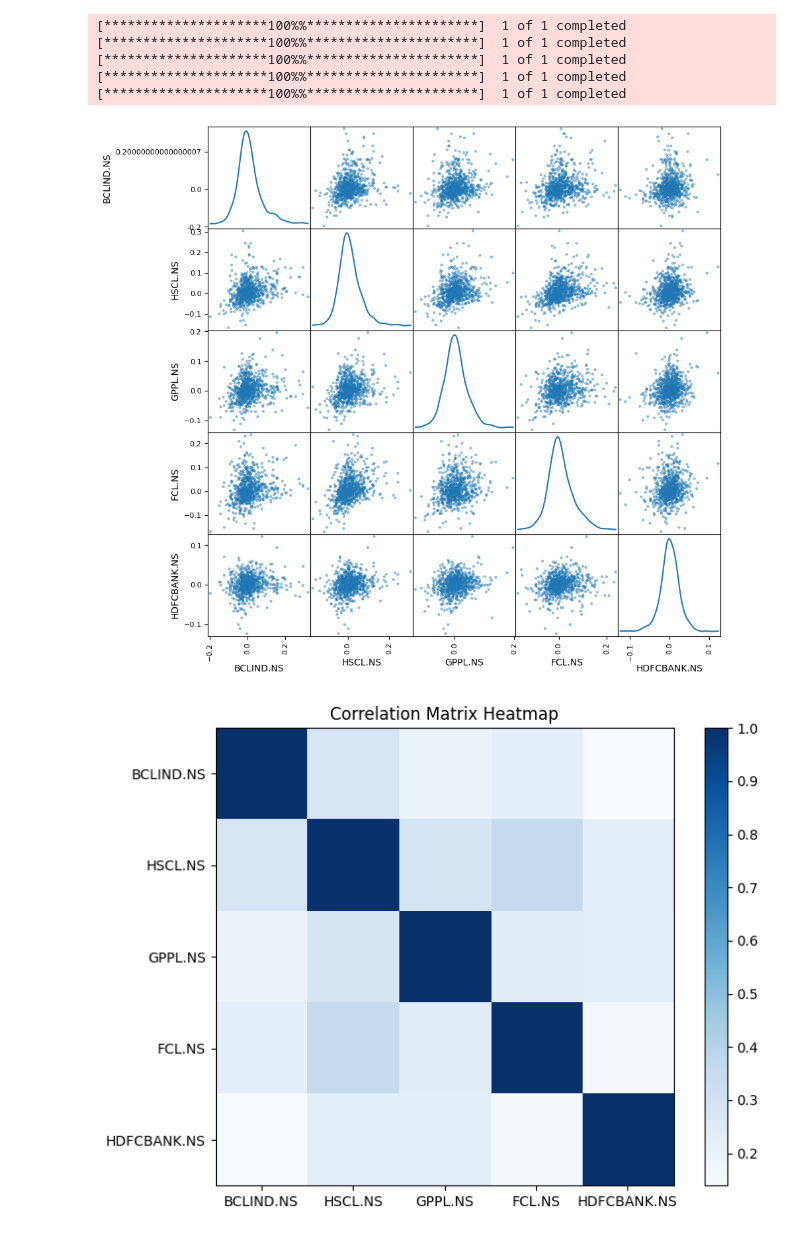
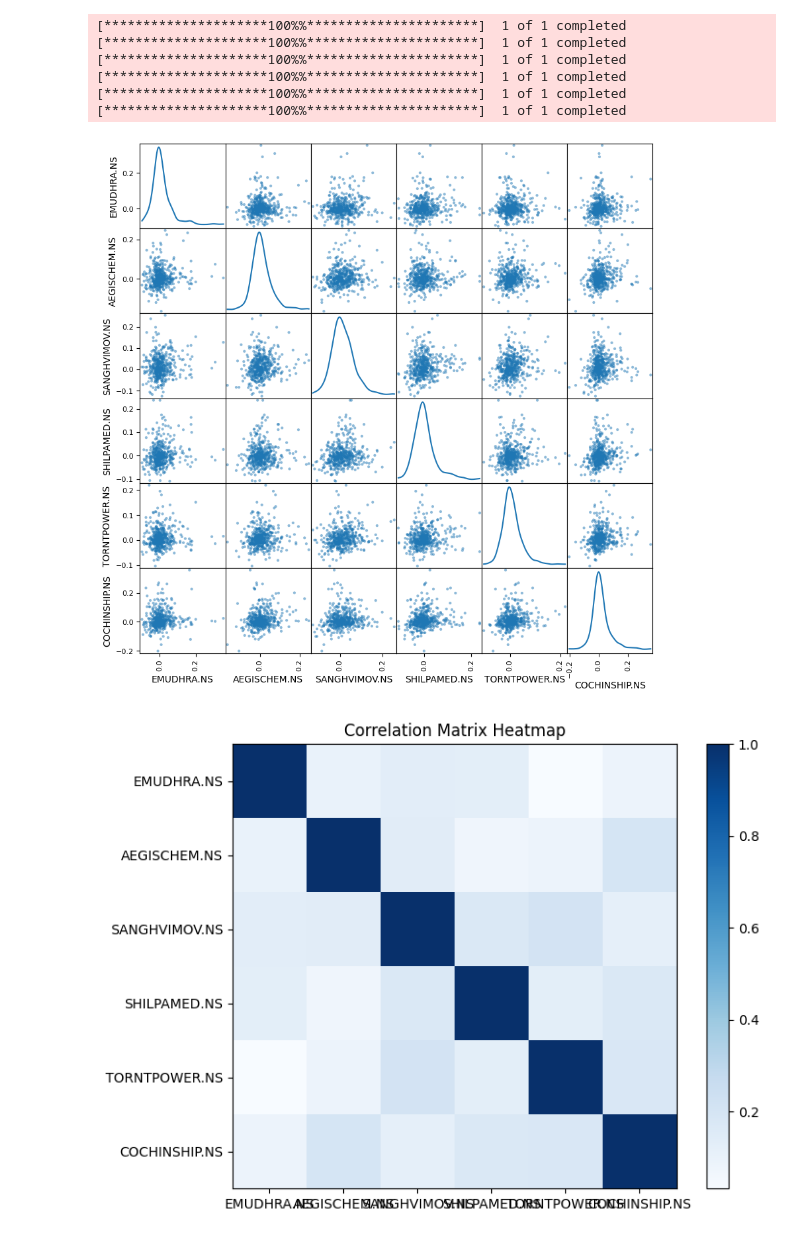
Before and after one commit to Tikam02/TechnicalAnalysis, a Jupyter notebook: Stock_Analysis/risk_vs_returns.ipynb, the cells around one changed output. Saved outputs shown, nothing was run; the diff lists cells and outputs as text; code cells hidden in the pictures.

```diff
--- a/Stock_Analysis/risk_vs_returns.ipynb
+++ b/Stock_Analysis/risk_vs_returns.ipynb
@@ -8,7 +8,7 @@ import yfinance as yf
 import datetime as dt
 
 # Setting stock symbols and time range
-symbols = ['BCLIND.NS', 'HSCL.NS', 'GPPL.NS', 'FCL.NS', 'HDFCBANK.NS']
+symbols = ['EMUDHRA.NS', 'AEGISCHEM.NS', 'SANGHVIMOV.NS', 'SHILPAMED.NS', 'TORNTPOWER.NS', 'COCHINSHIP.NS']
 start = dt.date.today() - dt.timedelta(days=365*3)
 end = dt.date.today()
 
@@ -52,32 +52,33 @@ width = 0.35
 ind = np.arange(len(symbols))
 plt.bar(ind, rets.mean(), width, color='blue', label='Average of Returns')
 plt.bar(ind, rets.std(), width, bottom=rets.mean(), color='red', label='Risk of Returns')
 plt.ylabel('Value')
 plt.xlabel('Stock Symbols')
 plt.title('Risk vs Average Returns')
 plt.xticks(ind, symbols)
 plt.legend()
 plt.show()
 
 # Scatter plot for expected returns vs risk
 plt.figure(figsize=(8, 6))
 plt.scatter(rets.mean(), rets.std())
 plt.xlabel('Expected Returns')
 plt.ylabel('Risk')
 for label, x, y in zip(rets.columns, rets.mean(), rets.std()):
     plt.annotate(label, xy=(x, y), xytext=(5, 5), textcoords='offset points')
 plt.title('Risk vs Expected Returns')
 plt.show()
 
 # Display table with risk vs expected returns
 risk_returns_table = pd.DataFrame({'Risk': rets.std(), 'Expected Returns': rets.mean()})
 print("Table: Risk vs Expected Returns")
 print(risk_returns_table)
 # %% [output]
 [*********************100%%**********************]  1 of 1 completed
 [*********************100%%**********************]  1 of 1 completed
 [*********************100%%**********************]  1 of 1 completed
 [*********************100%%**********************]  1 of 1 completed
 [*********************100%%**********************]  1 of 1 completed
+[*********************100%%**********************]  1 of 1 completed
-[figure, old version]
+[figure, new version]
-[figure, old version]
+[figure, new version]
```
Also changed, not shown: parts of 4 cells of this notebook, 11 other files.
